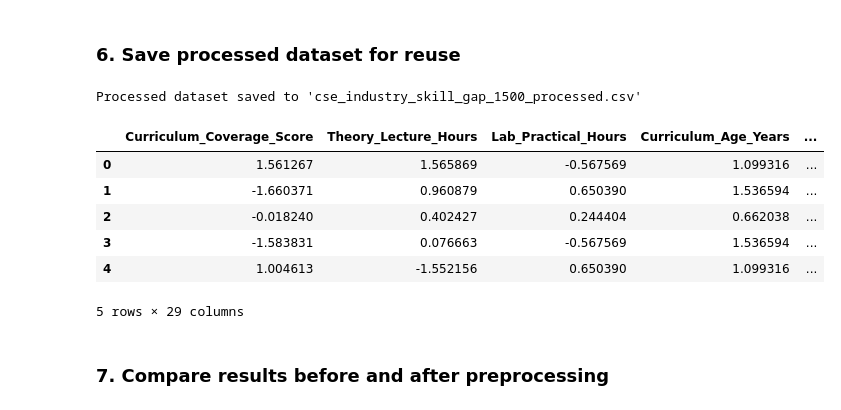
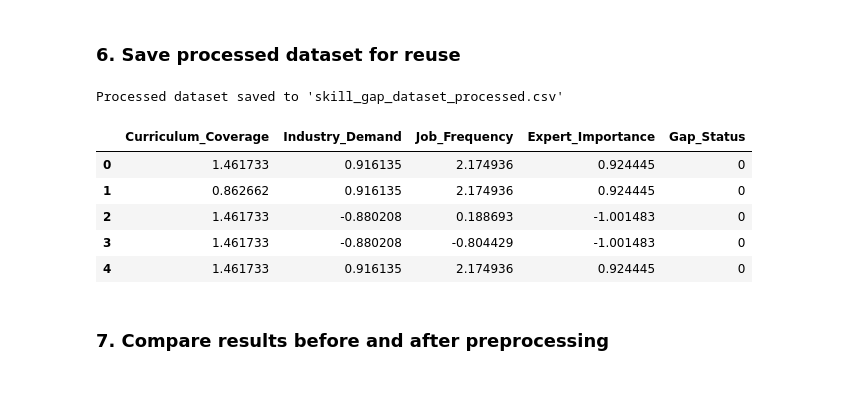
Before and after one commit to brajesh995/231FA04C59_MLOPS, a Jupyter notebook: MLLab1.ipynb, the cells around one changed output. Saved outputs shown, nothing was run; the diff lists cells and outputs as text; code cells hidden in the pictures.

```diff
--- a/MLLab1.ipynb
+++ b/MLLab1.ipynb
@@ -4,6 +4,6 @@
 ## a. Load a dataset and perform preprocessing
 # %%
 # Load the dataset
-df = pd.read_csv('/content/cse_industry_skill_gap_1500.csv')
+df = pd.read_csv('/content/skill_gap_dataset.csv')
 display(df.head())
 # %% [output]
@@ -113,38 +104,42 @@ y_test shape: (300,)
 from sklearn.pipeline import Pipeline
 from sklearn.compose import ColumnTransformer
 
-# Re-define categorical and numerical features from the original DataFrame
+# Redefine numerical and categorical features based on the current df structure
 numerical_features = df.select_dtypes(include=['int64', 'float64']).columns.tolist()
 categorical_features = df.select_dtypes(include=['object', 'category']).columns.tolist()
 
-# Exclude 'Skill_ID', 'Skill_Name' from features
+# Remove 'Gap_Status' from numerical_features if it was somehow included (it shouldn't be)
 numerical_features = [col for col in numerical_features if col not in ['Gap_Status']]
-categorical_features = [col for col in categorical_features if col not in ['Skill_ID', 'Skill_Name', 'Gap_Status']]
 
-# Create preprocessing pipelines for numerical and categorical features
+# For categorical features, remove 'Skill_Name' (identifier) and 'Gap_Status' (target)
+categorical_features = [col for col in categorical_features if col not in ['Skill_Name', 'Gap_Status']]
+
+# Create preprocessing pipelines for numerical features
 numerical_transformer = Pipeline(steps=[
     ('scaler', StandardScaler())
 ])
 
+# If there are no categorical features to encode, the categorical_transformer can be simple or excluded.
+# Since we identified no categorical features for X, the list will be empty.
 categorical_transformer = Pipeline(steps=[
     ('onehot', OneHotEncoder(handle_unknown='ignore', drop='first'))
 ])
 
 # Create a column transformer to apply different transformations to different columns
+# If categorical_features is empty, the 'cat' transformer will effectively do nothing.
 preprocessor = ColumnTransformer(
     transformers=[
         ('num', numerical_transformer, numerical_features),
-        ('cat', categorical_transformer, categorical_features)
+        ('cat', categorical_transformer, categorical_features) # This will be applied to an empty list
     ],
-    remainder='passthrough' # Keep other columns (like Skill_ID, Skill_Name if not dropped)
+    remainder='drop' # Drop any remaining columns not explicitly handled, like 'Skill_Name'
 )
 
 # Create a dummy pipeline to demonstrate the preprocessor
-# In a real scenario, a model would follow `preprocessor`
 pipeline = Pipeline(steps=[('preprocessor', preprocessor)])
 
-# Fit and transform the original data (excluding identifiers and target for X)
-X_pipeline = df.drop(['Skill_ID', 'Skill_Name', 'Gap_Status'], axis=1)
+# Fit and transform the original data (excluding identifier and target for X_pipeline)
+X_pipeline = df.drop(['Skill_Name', 'Gap_Status'], axis=1)
 y_pipeline = df['Gap_Status'].astype('category').cat.codes
 
 X_processed_pipeline = pipeline.fit_transform(X_pipeline)
@@ -175,44 +160,48 @@ First 5 rows of processed data (array format):
 # %%
 import numpy as np
 
 # Get feature names after one-hot encoding for the pipeline output
 # This part can be tricky as ColumnTransformer doesn't directly return DataFrame with names
 # For simplicity, we'll recreate feature names manually for demonstration
 
-# First, get the feature names from the one-hot encoder
-# Fit the preprocessor first if not already done
+# Fit the preprocessor first if not already done. This is important for get_feature_names_out
 pipeline.fit(X_pipeline)
 
-onehot_feature_names = pipeline.named_steps['preprocessor'].named_transformers_['cat'].named_steps['onehot'].get_feature_names_out(categorical_features)
+# Get numerical features used in the pipeline
+final_numerical_features = pipeline.named_steps['preprocessor'].named_transformers_['num'].get_feature_names_out(numerical_features) if 'num' in pipeline.named_steps['preprocessor'].named_transformers_ else []
+
+# Get one-hot encoded feature names (if any)
+onehot_feature_names = []
+if 'cat' in pipeline.named_steps['preprocessor'].named_transformers_ and len(categorical_features) > 0: # Check if there were actual categorical features to encode
+    onehot_feature_names = pipeline.named_steps['preprocessor'].named_transformers_['cat'].named_steps['onehot'].get_feature_names_out(categorical_features)
 
 # Combine numerical feature names and one-hot encoded feature names
-all_processed_features = numerical_features.copy()
+all_processed_features = list(final_numerical_features)
 all_processed_features.extend(onehot_feature_names)
 
 # Convert the processed sparse matrix (if any) or array to a DataFrame
 # Handle potential sparse output from OneHotEncoder
 if isinstance(X_processed_pipeline, np.ndarray):
     processed_df = pd.DataFrame(X_processed_pipeline, columns=all_processed_features)
 else:
     processed_df = pd.DataFrame(X_processed_pipeline.toarray(), columns=all_processed_features)
 
 # Add the target variable back (assuming it was encoded similarly as y_pipeline)
 processed_df['Gap_Status'] = y_pipeline.values
 
 # Save to a new CSV file
-output_filename = 'cse_industry_skill_gap_1500_processed.csv'
+output_filename = 'skill_gap_dataset_processed.csv'
 processed_df.to_csv(output_filename, index=False)
 print(f"Processed dataset saved to '{output_filename}'")
 display(processed_df.head())
 # %% [output]
-Processed dataset saved to 'cse_industry_skill_gap_1500_processed.csv'
+Processed dataset saved to 'skill_gap_dataset_processed.csv'
-|  | Curriculum_Coverage_Score | Theory_Lecture_Hours | Lab_Practical_Hours | Curriculum_Age_Years | ... |
-| 0 | 1.561267 | 1.565869 | -0.567569 | 1.099316 | ... |
-| 1 | -1.660371 | 0.960879 | 0.650390 | 1.536594 | ... |
-| 2 | -0.018240 | 0.402427 | 0.244404 | 0.662038 | ... |
-| 3 | -1.583831 | 0.076663 | -0.567569 | 1.536594 | ... |
-| 4 | 1.004613 | -1.552156 | 0.650390 | 1.099316 | ... |
+|  | Curriculum_Coverage | Industry_Demand | Job_Frequency | Expert_Importance | Gap_Status |
+| 0 | 1.461733 | 0.916135 | 2.174936 | 0.924445 | 0 |
+| 1 | 0.862662 | 0.916135 | 2.174936 | 0.924445 | 0 |
+| 2 | 1.461733 | -0.880208 | 0.188693 | -1.001483 | 0 |
+| 3 | 1.461733 | -0.880208 | -0.804429 | -1.001483 | 0 |
+| 4 | 1.461733 | 0.916135 | 2.174936 | 0.924445 | 0 |
-5 rows × 29 columns
 # %% [markdown]
 ### 7. Compare results before and after preprocessing
 # %%
```
Also changed, not shown: parts of 7 cells of this notebook.
